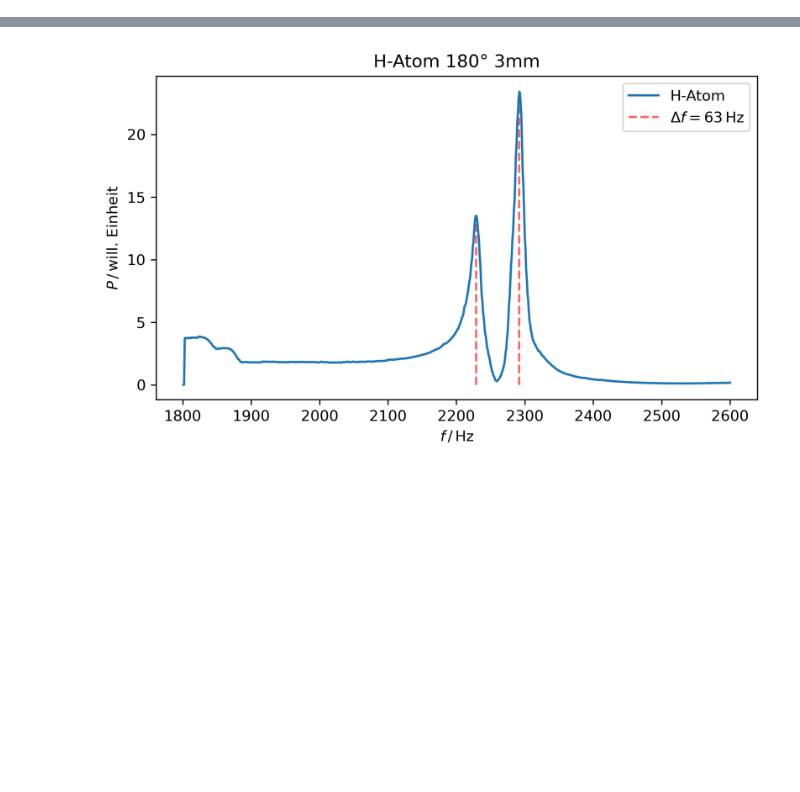
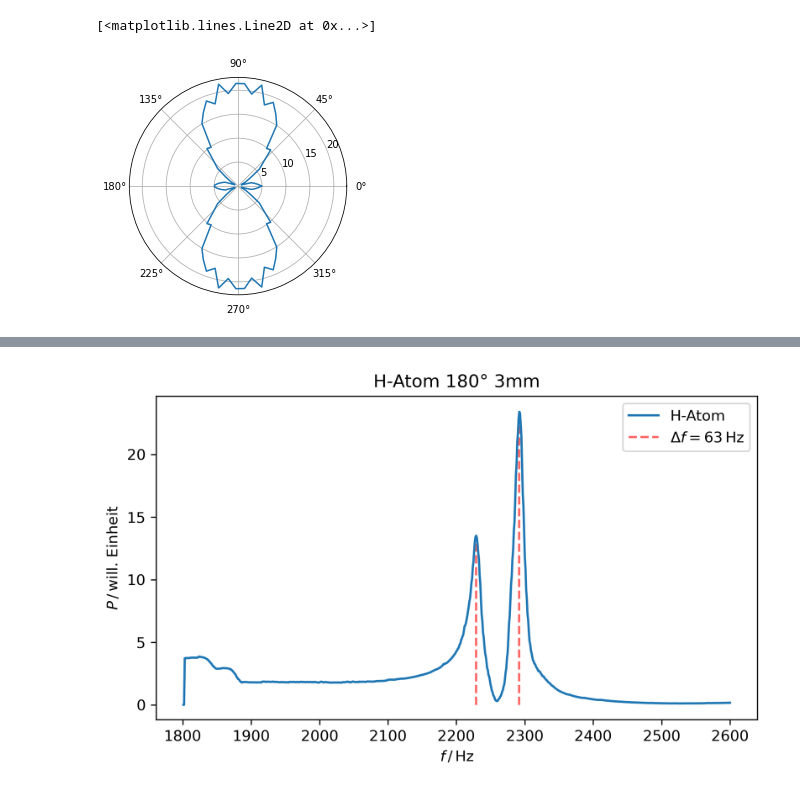
Before and after one commit to komrozik/FP2021, a Jupyter notebook: V23-Quanten_Analogien/Test_Notebook.ipynb, the cells around one changed output, grey strips where cells are left out. Cells and saved outputs as stored; diff of their text form; code cells hidden in the pictures; blank space fills up the shorter version.

```diff
--- a/V23-Quanten_Analogien/Test_Notebook.ipynb
+++ b/V23-Quanten_Analogien/Test_Notebook.ipynb
@@ -13,17 +17,25 @@ import os
 # %%
-path = './data/Wasserstoffatom/Ohne_Ring'
+path = './data/Wasserstoffatom/Ohne_Ring/Spectrums'
 sav_path="./plots/PLOTS/mess_cs_long"
-files = os.listdir(path)
-D2=[4.896,4.210,3.480,2.803,0.771,0.712,1.789,3.024,5.671,7.205,10.182,9.851,15.075,17,18.952,17.812,21.649,19.413,21.426]#2,301kHz
-D3=[0]*18#3,694kHz
-D4=[0]*18#4,979kHz
-D7=[0]*18#7,433kHz
+files = sorted(os.listdir(path))
+D2=[] #[4.896,4.210,3.480,2.803,0.771,0.712,1.789,3.024,5.671,7.205,10.182,9.851,15.075,17,18.952,17.812,21.649,19.413,21.426]#2,301kHz
+D3=[]#3,694kHz
+D4=[]#4,979kHz
+D7=[]#7,433kHz
 a=np.arange(0,185,10)#winkel
 
-print(files)
-print(a)
-#for f in files:
-#    temp_f,temp_D=np.genfromtxt(f"{path}/{f}",delimiter=" ")
-#    index2=temp_f.index("2.300")
-#    D2.append(temp_D[index])
-#print(D2)
+#print(files)
+#print(a)
+for f in files:
+    temp = np.genfromtxt(f"{path}/{f}",delimiter=" ")
+    temp_f = temp[:,0]
+    temp_D = temp[:,1]
+    index2 = np.where(temp_f == 2300)
+    index3 = np.where(temp_f == 3690)
+    index4 = np.where(temp_f == 4970)
+    index7 = np.where(temp_f == 7430)
+    D2.append(temp_D[index2][0])
+    D3.append(temp_D[index3][0])
+    D4.append(temp_D[index4][0])
+    D7.append(temp_D[index7][0])
+arrays = [D2,D3,D4,D7]
@@ -33,0 +58,9 @@ print(a)
+# %%
+rho = np.concatenate([D2,D2[::-1],D2,D2[::-1]])
+r = np.linspace(1, 2, len(rho))
+theta = 2 * np.pi * r
+a=np.arange(0,185,10)
+plt.polar(theta,rho)
+# %% [output]
+[<matplotlib.lines.Line2D at 0x...>]
+[figure, added]
```
Also changed, not shown: parts of 9 cells of this notebook, 19 other files.
